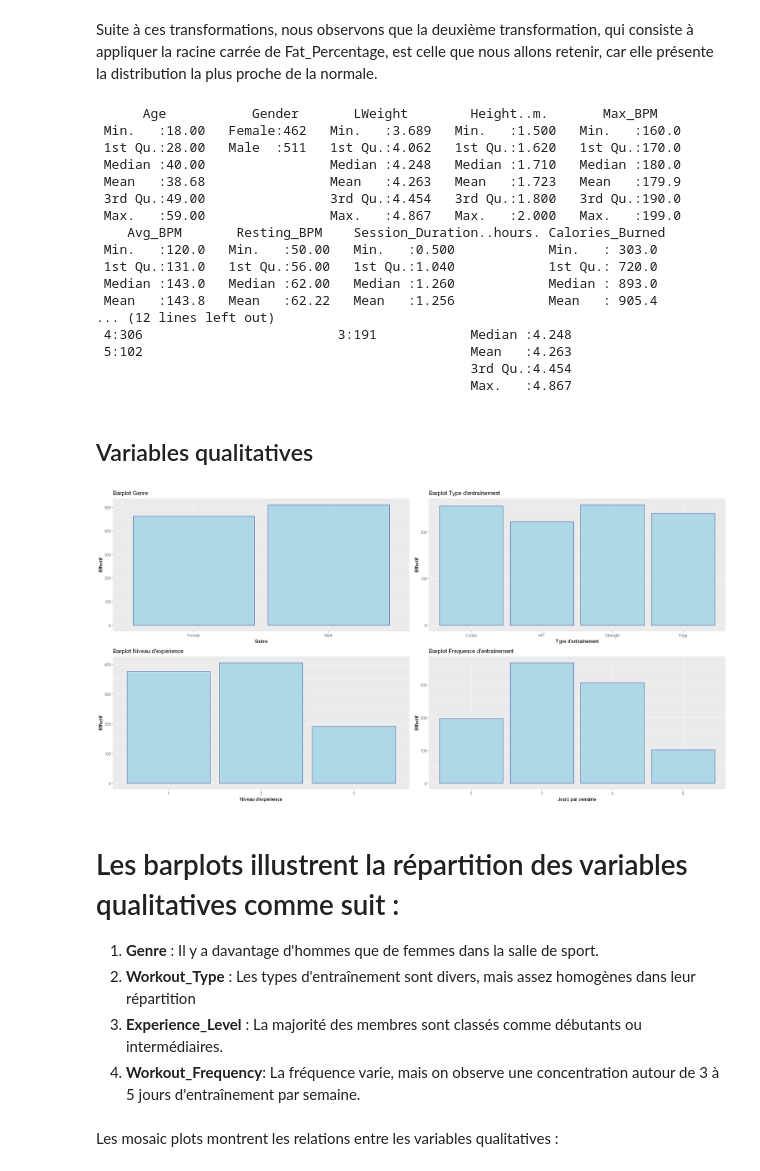
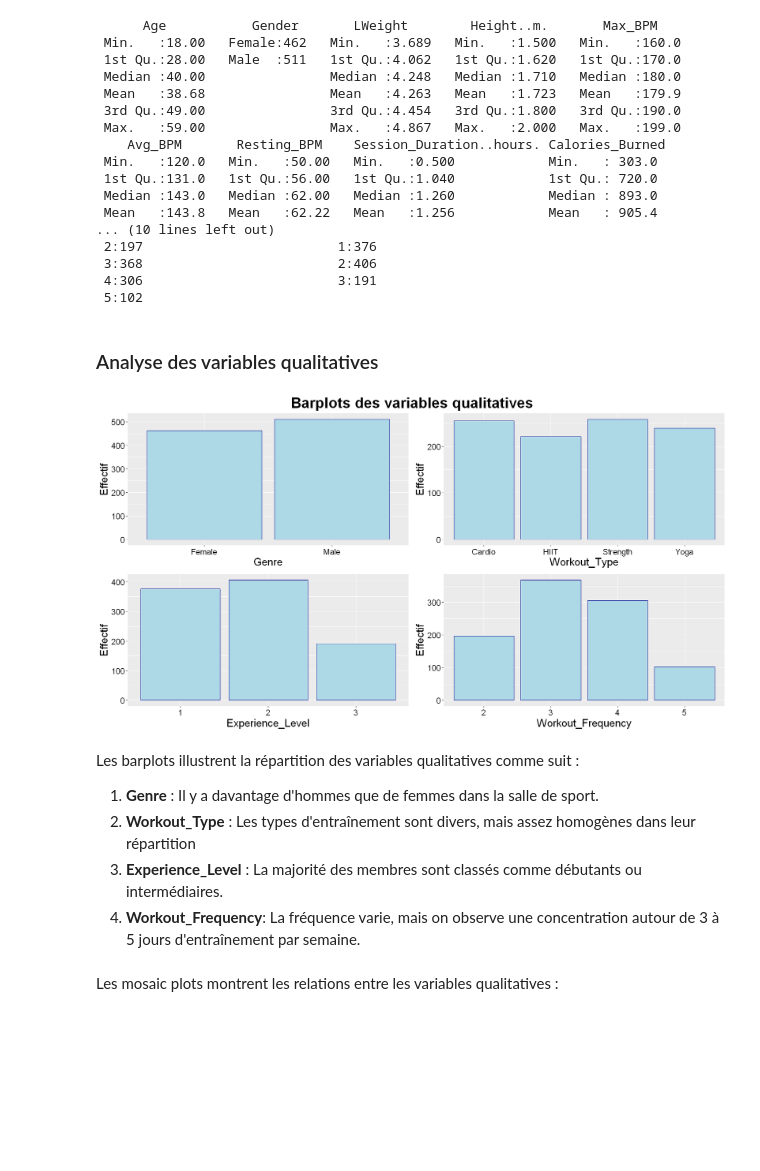
Before and after one commit to Dorianhgn/ProjetML4A, a Jupyter notebook: notebook_R.ipynb, the cells around one changed output. Drawn from its saved outputs; the diff is of its cells as text; code cells hidden in the pictures; blank space fills up the shorter version.

```diff
--- a/notebook_R.ipynb
+++ b/notebook_R.ipynb
@@ -202,20 +298,15 @@ rm(g7, g8, g9)
-# %% [markdown]
-Suite à ces transformations, nous observons que la deuxième transformation, qui consiste à appliquer la racine carrée de Fat_Percentage, est celle que nous allons retenir, car elle présente la distribution la plus proche de la normale.
 # %%
 gym_analyse <- gym[,c(1:14)]
 gym[, "Weight..kg."] <- log(gym[,"Weight..kg."])
-#gym[, "BMI"] <- log(gym[,"BMI"])
 
-max_fat <- max(gym[,"Fat_Percentage"])
 gym[, "Fat_Percentage"] <- sqrt((max_fat + 1) - gym[,"Fat_Percentage"])
 
 # renome les variables Weight..kg. et BMI en LWeight et LBMI
 names(gym)[names(gym) == "Weight..kg."] <- "LWeight"
-#names(gym)[names(gym) == "BMI"] <- "LBMI"
 names(gym)[names(gym) == "Fat_Percentage"] <- "SFat_Percentage"
 
-# supprimer les colonnes 16 à 21
-gym <- gym[, -c(16:21)]
+# supprimer les colonnes 15 à 20
+gym <- gym[, c(1:14)]
 # %%
 summary(gym)
 # %% [output]
@@ -231,38 +322,42 @@ summary(gym)
  1st Qu.:131.0   1st Qu.:56.00   1st Qu.:1.040            1st Qu.: 720.0
  Median :143.0   Median :62.00   Median :1.260            Median : 893.0
  Mean   :143.8   Mean   :62.22   Mean   :1.256            Mean   : 905.4
-... (12 lines left out)
- 4:306                         3:191            Median :4.248
- 5:102                                          Mean   :4.263
-                                                3rd Qu.:4.454
-                                                Max.   :4.867
+... (10 lines left out)
+ 2:197                         1:376
+ 3:368                         2:406
+ 4:306                         3:191
+ 5:102
 # %% [markdown]
-## Variables qualitatives
+### Analyse des variables qualitatives
 # %%
-# Générer des barplots pour les variables qualitatives
+options(repr.plot.width=15, repr.plot.height=8)
+
+# barplots pour les variables qualitatives
 q1 <- ggplot(gym, aes(x = Gender)) +
     geom_bar(fill = "lightblue", color = "darkblue") +
-    labs(title = "Barplot Genre", x = "Genre", y = "Effectif")
+    labs(x = "Genre", y = "Effectif")
 
 q2 <- ggplot(gym, aes(x = Workout_Type)) +
     geom_bar(fill = "lightblue", color = "darkblue") +
-    labs(title = "Barplot Type d'entraînement", x = "Type d'entraînement", y = "Effectif")
+    labs(x = "Workout_Type", y = "Effectif")
 
 q3 <- ggplot(gym, aes(x = Experience_Level)) +
     geom_bar(fill = "lightblue", color = "darkblue") +
-    labs(title = "Barplot Niveau d'expérience", x = "Niveau d'expérience", y = "Effectif")
+    labs(x = "Experience_Level", y = "Effectif")
 
 q4 <- ggplot(gym, aes(x = Workout_Frequency..days.week.)) +
     geom_bar(fill = "lightblue", color = "darkblue") +
-    labs(title = "Barplot Fréquence d'entraînement", x = "Jours par semaine", y = "Effectif")
+    labs(x = "Workout_Frequency", y = "Effectif")
 
-grid.arrange(q1, q2, q3, q4, ncol = 2)
+main = "Barplots des variables qualitatives"
+title1=text_grob(main, size = 25, face = "bold")
+grid.arrange(q1, q2, q3, q4, ncol = 2, top = title1)
 
 rm(q1, q2, q3, q4)
 # %% [output]
-[figure, old version]
+[figure, new version]
 # %% [markdown]
-# Les barplots illustrent la répartition des variables qualitatives comme suit :
+Les barplots illustrent la répartition des variables qualitatives comme suit :
 1. **Genre** : Il y a davantage d'hommes que de femmes dans la salle de sport.
 2. **Workout_Type** :  Les types d'entraînement sont divers, mais assez homogènes dans leur répartition
 3. **Experience_Level** : La majorité des membres sont classés comme débutants ou intermédiaires.
```
Also changed, not shown: parts of 58 cells of this notebook.
